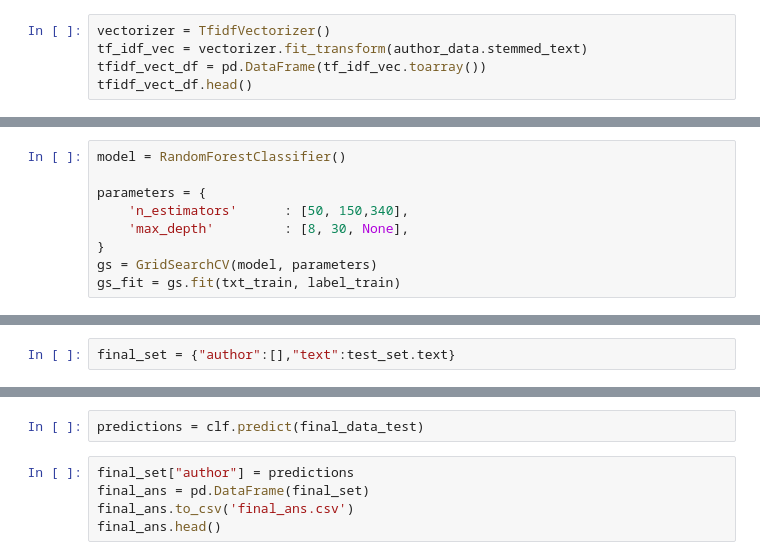
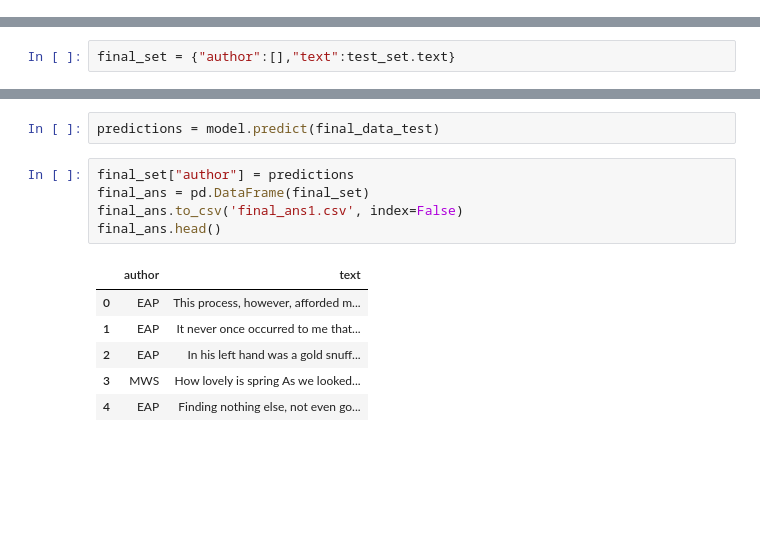
Before and after one commit to nuveo/cv-test, a Jupyter notebook: TextAutorshipIdentification/TextAutorshipIdentification.ipynb, the cells around one changed output, grey strips where cells are left out. Drawn from its saved outputs; the diff is of its cells as text; blank space fills up the shorter version.

```diff
--- a/TextAutorshipIdentification/TextAutorshipIdentification.ipynb
+++ b/TextAutorshipIdentification/TextAutorshipIdentification.ipynb
@@ -231,5 +281,0 @@ del gs_fit
-# %%
-vectorizer = TfidfVectorizer()
-tf_idf_vec = vectorizer.fit_transform(author_data.stemmed_text)
-tfidf_vect_df = pd.DataFrame(tf_idf_vec.toarray())
-tfidf_vect_df.head()
@@ -244,9 +281,0 @@ txt_train, txt_test, label_train, label_test = train_test_split(final_data, auth
-# %%
-model = RandomForestClassifier()
-
-parameters = {
-    'n_estimators'      : [50, 150,340],
-    'max_depth'         : [8, 30, None],
-}
-gs = GridSearchCV(model, parameters)
-gs_fit = gs.fit(txt_train, label_train)
@@ -287,7 +378,14 @@ final_data_test
 # %%
-predictions = clf.predict(final_data_test)
+predictions = model.predict(final_data_test)
 # %%
 final_set["author"] = predictions
 final_ans = pd.DataFrame(final_set)
-final_ans.to_csv('final_ans.csv')
+final_ans.to_csv('final_ans1.csv', index=False)
 final_ans.head()
+# %% [output]
+|  | author | text |
+| 0 | EAP | This process, however, afforded m... |
+| 1 | EAP | It never once occurred to me that... |
+| 2 | EAP | In his left hand was a gold snuff... |
+| 3 | MWS | How lovely is spring As we looked... |
+| 4 | EAP | Finding nothing else, not even go... |
```
Also changed, not shown: parts of 32 cells of this notebook, 8 other files.
